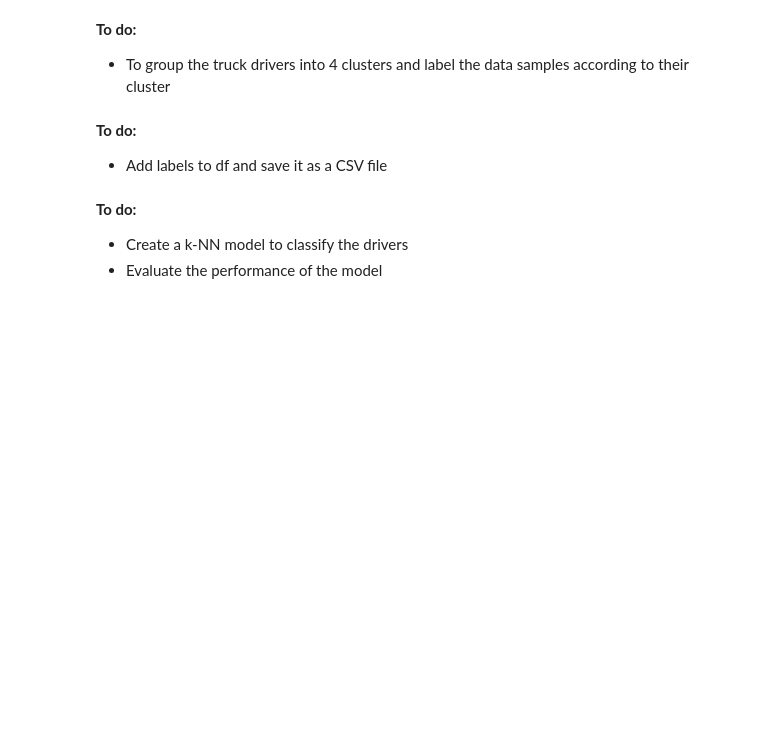
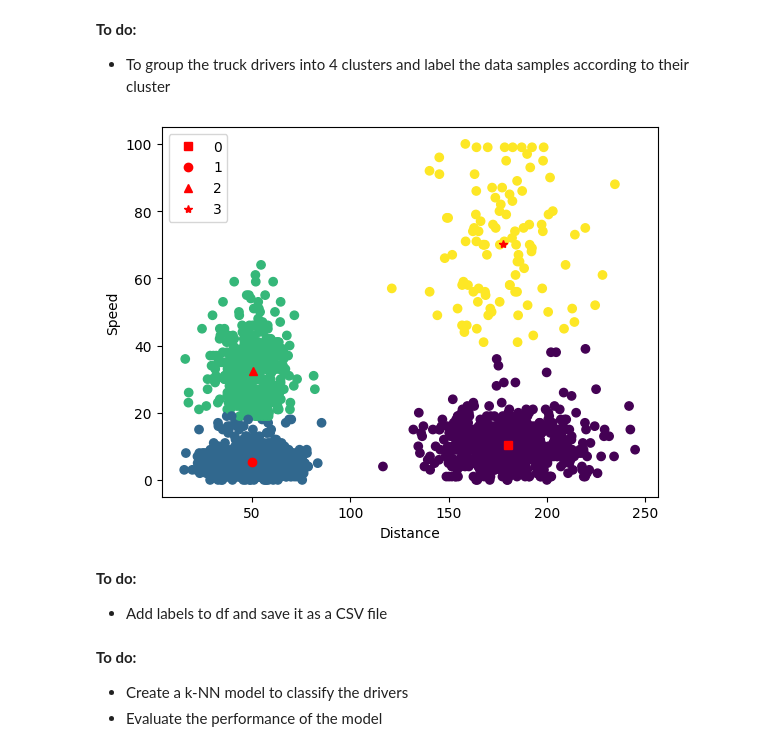
Before and after one commit to wooihaw/pai_apr2025, a Jupyter notebook: Part_3/handson_3/handson_3d.ipynb, the cells around one changed output. Cells and saved outputs as stored; diff of their text form; code cells hidden in the pictures; blank space fills up the shorter version.

```diff
--- a/Part_3/handson_3/handson_3d.ipynb
+++ b/Part_3/handson_3/handson_3d.ipynb
@@ -33,6 +35,20 @@ plt.show()
 # %% [markdown]
 **To do:**
 - To group the truck drivers into 4 clusters and label the data samples according to their cluster
+# %%
+# Apply k-mean clustering with 4 clusters
+km = KMeans(n_clusters=4, n_init=10).fit(X)
+
+markers = ('rs', 'ro', 'r^', 'r*')
+for i, m in enumerate(markers):
+    plt.plot(km.cluster_centers_[i][0], km.cluster_centers_[i][1], m, label=i)
+plt.scatter(X['Distance_Feature'], X['Speeding_Feature'], c=km.labels_)
+plt.legend(loc='best')
+plt.xlabel('Distance')
+plt.ylabel('Speed')
+plt.show()
+# %% [output]
+[figure, added]
 # %% [markdown]
 **To do:**
 - Add labels to df and save it as a CSV file
```
Also changed, not shown: parts of 3 cells of this notebook, 5 other files.
